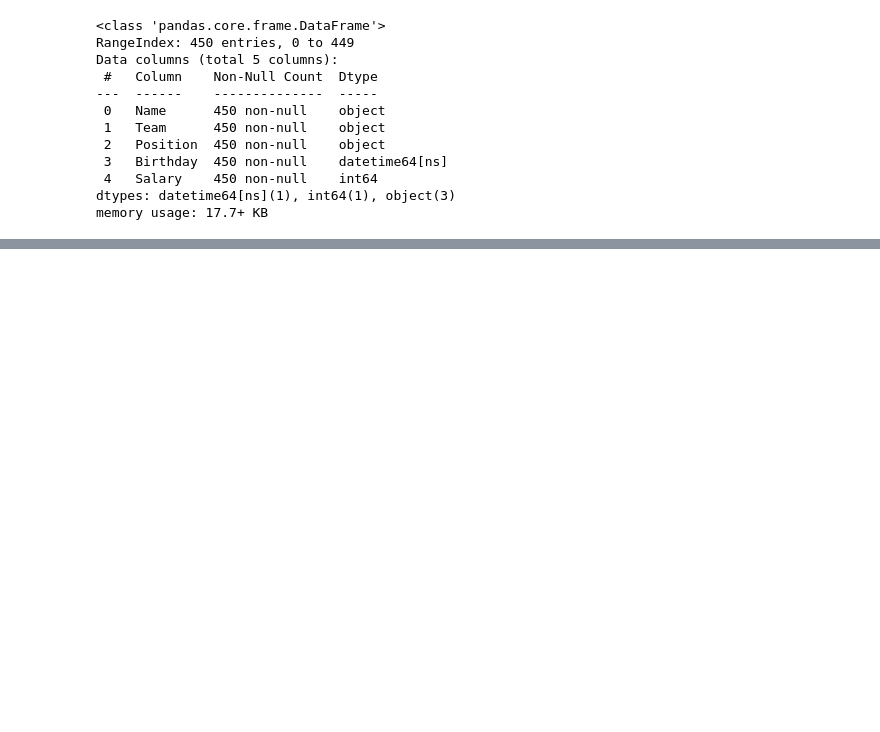
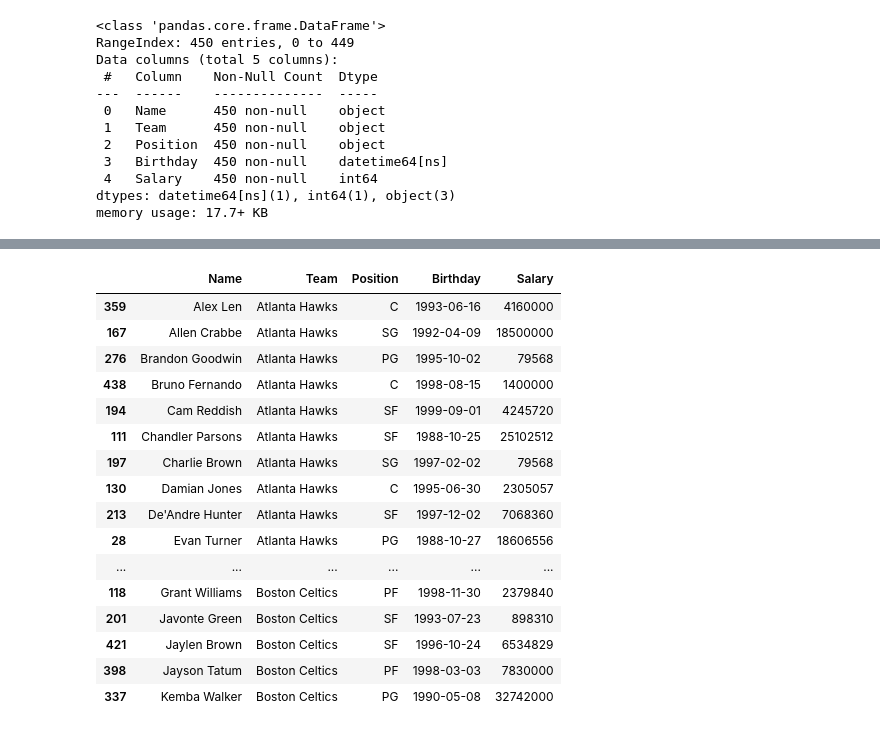
Before and after one commit to ThinkAlgoClub/batch40, a Jupyter notebook: WorkingWithDataFrames-June29.ipynb, the cells around one changed output, grey strips where cells are left out. Cells and saved outputs as stored; diff of their text form; code cells hidden in the pictures; blank space fills up the shorter version.

```diff
--- a/WorkingWithDataFrames-June29.ipynb
+++ b/WorkingWithDataFrames-June29.ipynb
@@ -223,0 +369,20 @@ memory usage: 17.7+ KB
+# %%
+nba.sort_values(by=["Team", "Name"]).head(25)  # order of columns is important
+# %% [output]
+|  | Name | Team | Position | Birthday | Salary |
+| 359 | Alex Len | Atlanta Hawks | C | 1993-06-16 | 4160000 |
+| 167 | Allen Crabbe | Atlanta Hawks | SG | 1992-04-09 | 18500000 |
+| 276 | Brandon Goodwin | Atlanta Hawks | PG | 1995-10-02 | 79568 |
+| 438 | Bruno Fernando | Atlanta Hawks | C | 1998-08-15 | 1400000 |
+| 194 | Cam Reddish | Atlanta Hawks | SF | 1999-09-01 | 4245720 |
+| 111 | Chandler Parsons | Atlanta Hawks | SF | 1988-10-25 | 25102512 |
+| 197 | Charlie Brown | Atlanta Hawks | SG | 1997-02-02 | 79568 |
+| 130 | Damian Jones | Atlanta Hawks | C | 1995-06-30 | 2305057 |
+| 213 | De'Andre Hunter | Atlanta Hawks | SF | 1997-12-02 | 7068360 |
+| 28 | Evan Turner | Atlanta Hawks | PG | 1988-10-27 | 18606556 |
+| ... | ... | ... | ... | ... | ... |
+| 118 | Grant Williams | Boston Celtics | PF | 1998-11-30 | 2379840 |
+| 201 | Javonte Green | Boston Celtics | SF | 1993-07-23 | 898310 |
+| 421 | Jaylen Brown | Boston Celtics | SF | 1996-10-24 | 6534829 |
+| 398 | Jayson Tatum | Boston Celtics | PF | 1998-03-03 | 7830000 |
+| 337 | Kemba Walker | Boston Celtics | PG | 1990-05-08 | 32742000 |
```
Also changed, not shown: parts of 86 cells of this notebook.
